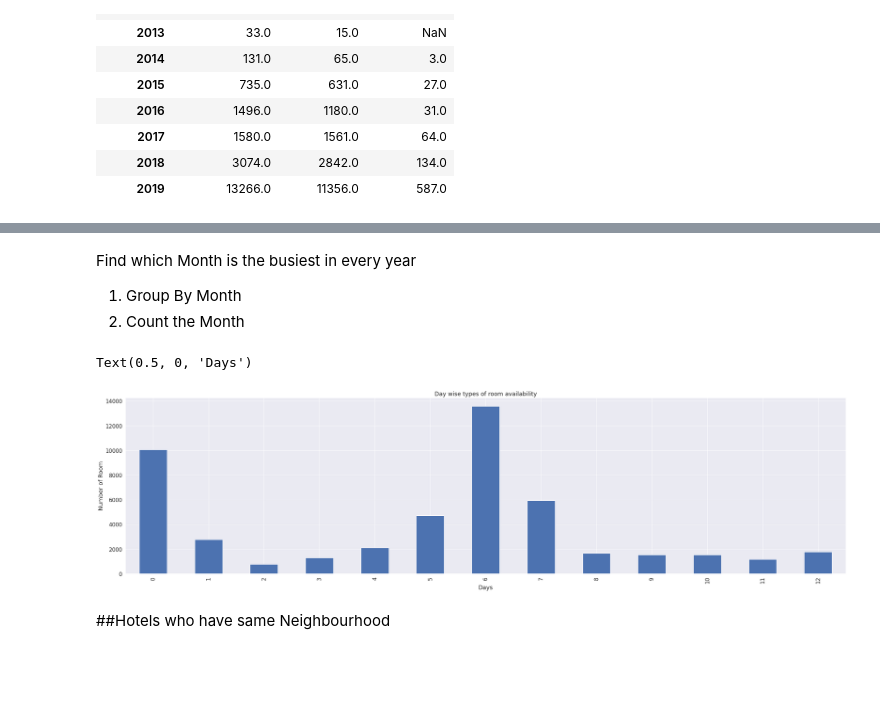
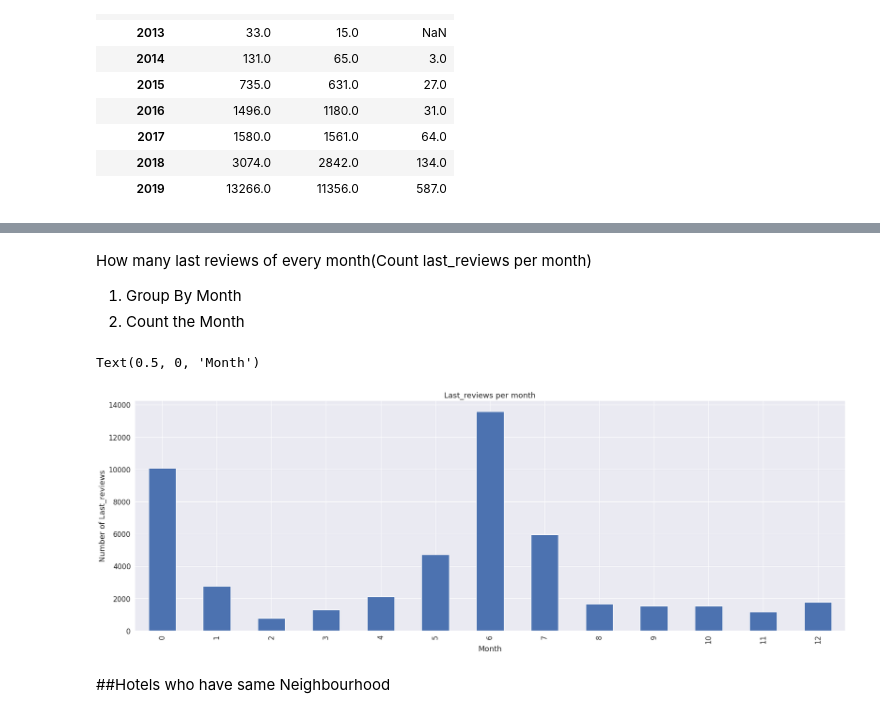
Before and after one commit to MeghanaRanganath98/EDA-data-analysis, a Jupyter notebook: Meghana_R_S__Airbnb_Bookings_Analysis_Capstone_Project.ipynb, the cells around one changed output, grey strips where cells are left out. Drawn from its saved outputs; the diff is of its cells as text; code cells hidden in the pictures; blank space fills up the shorter version.

```diff
--- a/Meghana_R_S__Airbnb_Bookings_Analysis_Capstone_Project.ipynb
+++ b/Meghana_R_S__Airbnb_Bookings_Analysis_Capstone_Project.ipynb
@@ -29,5 +29,5 @@ Mounted at /content/drive
 # %%
-file_path = '/content/drive/MyDrive/EDA /Copy of Airbnb NYC 2019.csv'
+file_path = '/content/drive/MyDrive/Data/Airbnb NYC 2019.csv'
 df = pd.read_csv(file_path)
 # %% [markdown]
 **Lets look at the first few rows of the dataframe**
@@ -617,10 +623,8 @@ plt.rcParams['figure.figsize'] = (40, 5)
 availability_of_365 = df[df['availability_365']>=365]
 df1 = availability_of_365.groupby(['neighbourhood_group'])['neighbourhood_group'].count()
 
-df1.plot(kind='bar')
+df1.plot(kind='pie')
 
 plt.title('Neighbourhood_group are availabile_365 days')
-plt.ylabel('Number of Room')
-plt.xlabel('Neighbourhood_group names')
-plt.rcParams['figure.figsize'] = (40, 10)
+plt.rcParams['figure.figsize'] = (30, 10)
 # %% [output]
@@ -628,20 +632,18 @@ plt.rcParams['figure.figsize'] = (40, 10)
 # %% [markdown]
-
-
-Find which Month is the busiest in every year
+ How many last reviews of every month(Count last_reviews per month)
 
 1.  Group By Month
 2.  Count the Month
 # %%
 Month_wise_room = df.groupby(['Month'])['Month'].count()
 Month_wise_room.plot(kind='bar')
 
-plt.title('Day wise types of room availability')
-plt.ylabel('Number of Room')
-plt.xlabel('Days')
+plt.title('Last_reviews per month')
+plt.ylabel('Number of Last_reviews')
+plt.xlabel('Month')
 # %% [output]
-Text(0.5, 0, 'Days')
+Text(0.5, 0, 'Month')
-[figure, old version]
+[figure, new version]
 # %% [markdown]
 ##Hotels who have same Neighbourhood
 # %% [markdown]
```
Also changed, not shown: parts of 41 cells of this notebook.
